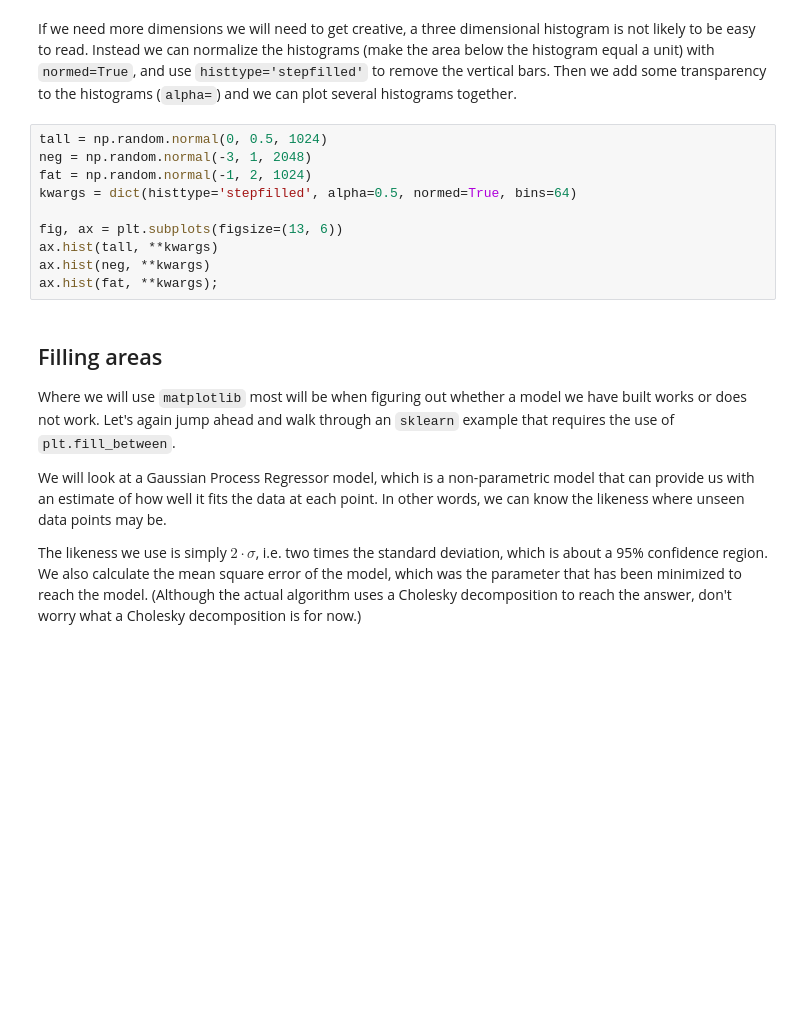
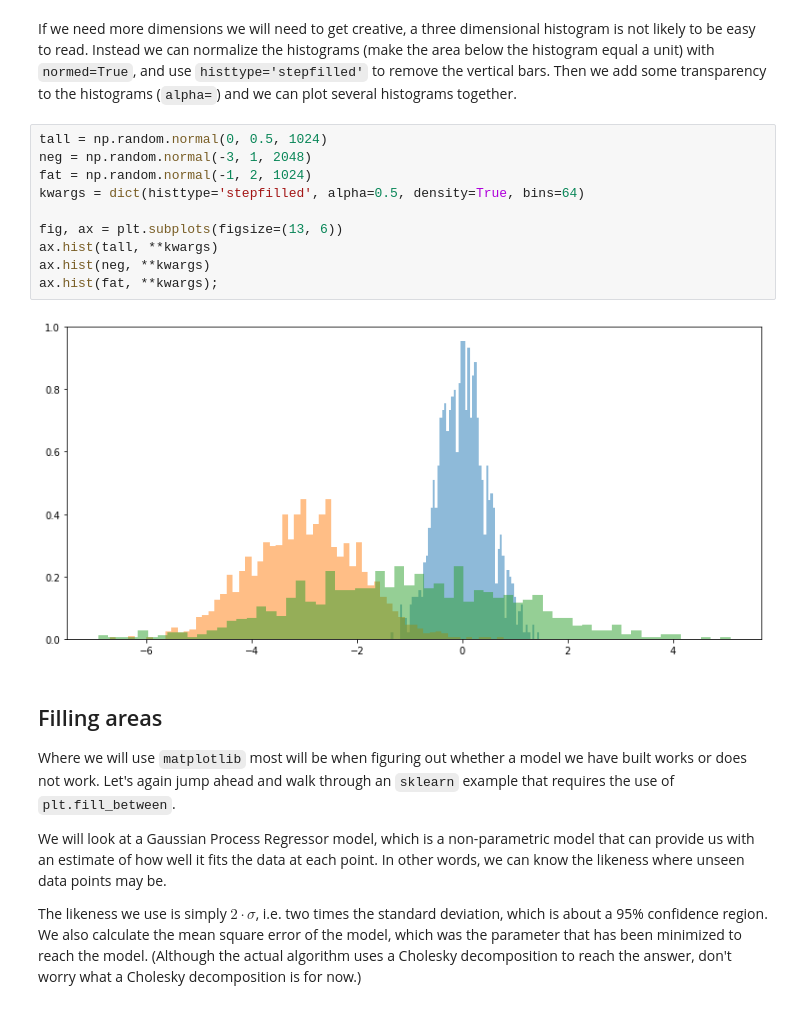
Before and after one commit to grochmal/daml, a Jupyter notebook: pub/city/03-matplotlib/daml-03-03-stat-plots.ipynb, the cells around one changed output. Cells and saved outputs as stored; diff of their text form; blank space fills up the shorter version.

```diff
--- a/pub/city/03-matplotlib/daml-03-03-stat-plots.ipynb
+++ b/pub/city/03-matplotlib/daml-03-03-stat-plots.ipynb
@@ -150,13 +188,15 @@ and we can plot several histograms together.
 # %%
 tall = np.random.normal(0, 0.5, 1024)
 neg = np.random.normal(-3, 1, 2048)
 fat = np.random.normal(-1, 2, 1024)
-kwargs = dict(histtype='stepfilled', alpha=0.5, normed=True, bins=64)
+kwargs = dict(histtype='stepfilled', alpha=0.5, density=True, bins=64)
 
 fig, ax = plt.subplots(figsize=(13, 6))
 ax.hist(tall, **kwargs)
 ax.hist(neg, **kwargs)
 ax.hist(fat, **kwargs);
+# %% [output]
+[figure, added]
 # %% [markdown]
 ## Filling areas
 
```
Also changed, not shown: parts of 12 cells of this notebook, 12 other files.
